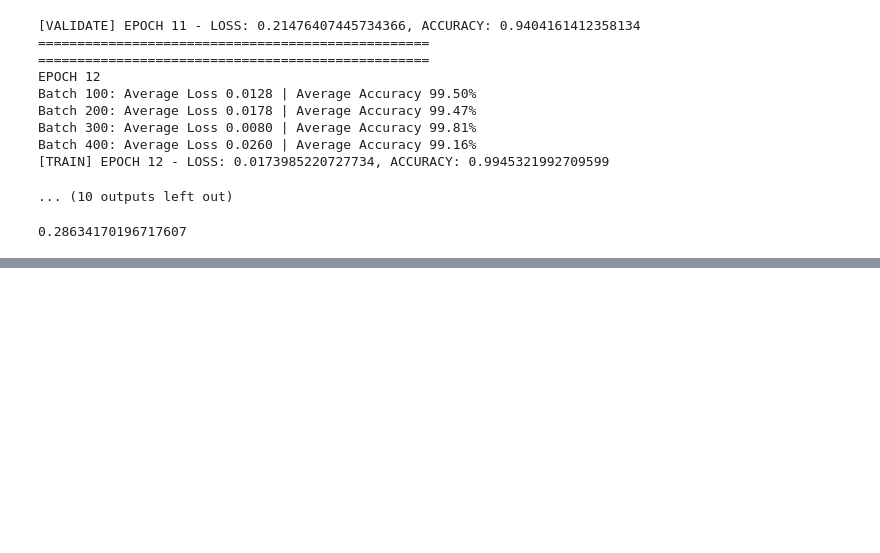
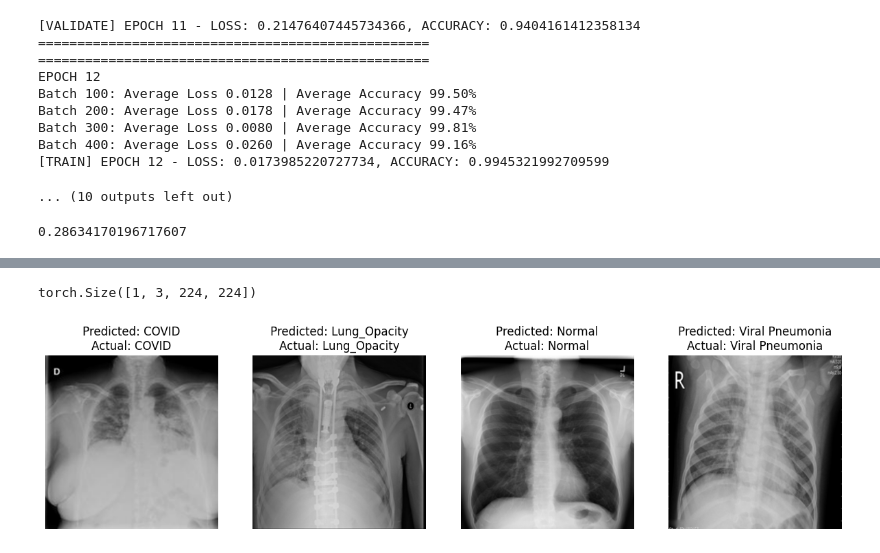
Before and after one commit to MinHius/ViT-CAM-for-Biomedical-Image-Analysis, a Jupyter notebook: vit-cam.ipynb, the cells around one changed output, grey strips where cells are left out. Drawn from its saved outputs; the diff is of its cells as text; code cells hidden in the pictures; blank space fills up the shorter version.

Commit message:
Kaggle Notebook | ViT-CAM | add prediction

```diff
--- a/vit-cam.ipynb
+++ b/vit-cam.ipynb
@@ -480,0 +501,47 @@ test_loss
+# %%
+# Load image
+image_path = "/kaggle/working/covid_split/test/Lung_Opacity/Lung_Opacity-1002.png"  # Change this to your actual test image path
+image = Image.open(image_path).convert("RGB")  # Ensure RGB format
+
+# Apply the same feature extractor as in ViTDataset
+inputs = feature_extractor(images=image, return_tensors="pt")["pixel_values"]
+
+# Check shape (should be [1, 3, 224, 224])
+print(inputs.shape)
+# %% [output]
+torch.Size([1, 3, 224, 224])
+# %%
+# Store one image per class
+class_samples = {}
+
+# Loop through dataset to find one image per class
+for img_path, label in dataset.samples:
+    if label not in class_samples:
+        class_samples[label] = img_path
+    if len(class_samples) == len(dataset.classes):
+        break  # Stop once we have one image per class
+
+# Plot and predict
+fig, axes = plt.subplots(1, 4, figsize=(15, 5))
+
+for i, (label, img_path) in enumerate(class_samples.items()):
+    # Load and preprocess image
+    image = Image.open(img_path).convert("RGB")
+    image_tensor = feature_extractor(images=image, return_tensors="pt")["pixel_values"].squeeze(0).to(device)
+
+    # Predict
+    with torch.no_grad():
+        outputs = model(image_tensor.unsqueeze(0))  # Add batch dimension
+        predicted_class = outputs.logits.argmax(-1).item()
+
+    # Get class names
+    predicted_class_name = dataset.classes[predicted_class]
+
+    # Show image
+    axes[i].imshow(image)
+    axes[i].axis("off")
+    axes[i].set_title(f"Predicted: {predicted_class_name}\nActual: {dataset.classes[label]}")
+
+plt.show()
+# %% [output]
+[figure, added]
```
Also changed, not shown: parts of 1 cell of this notebook.
